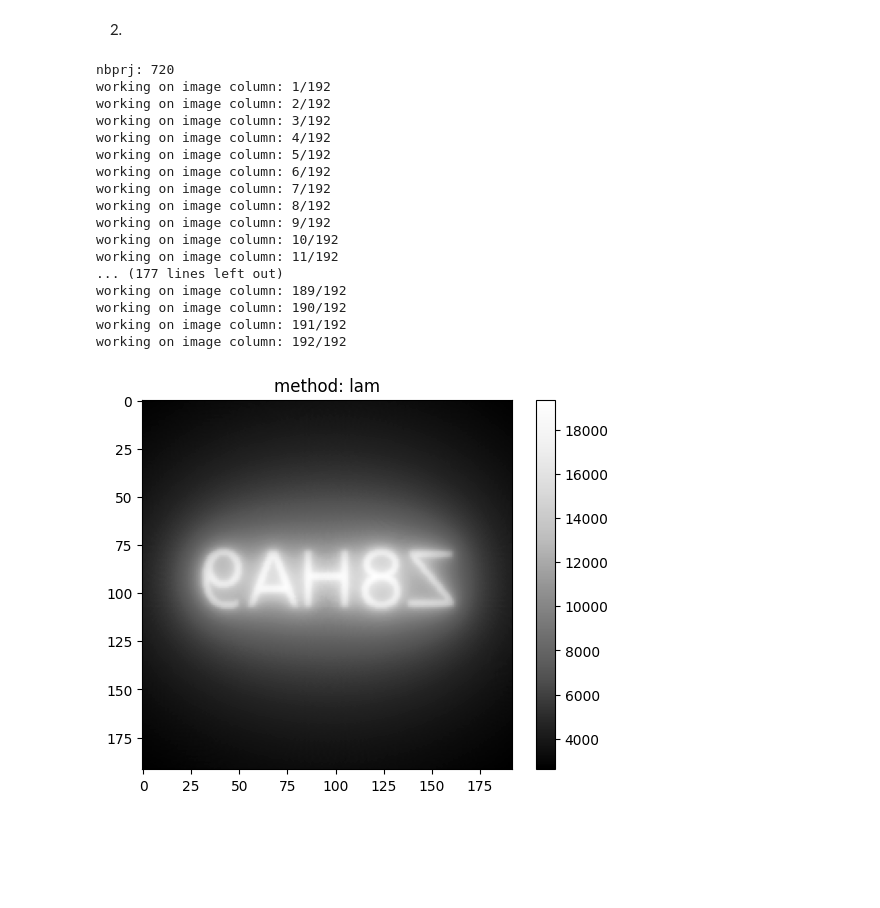
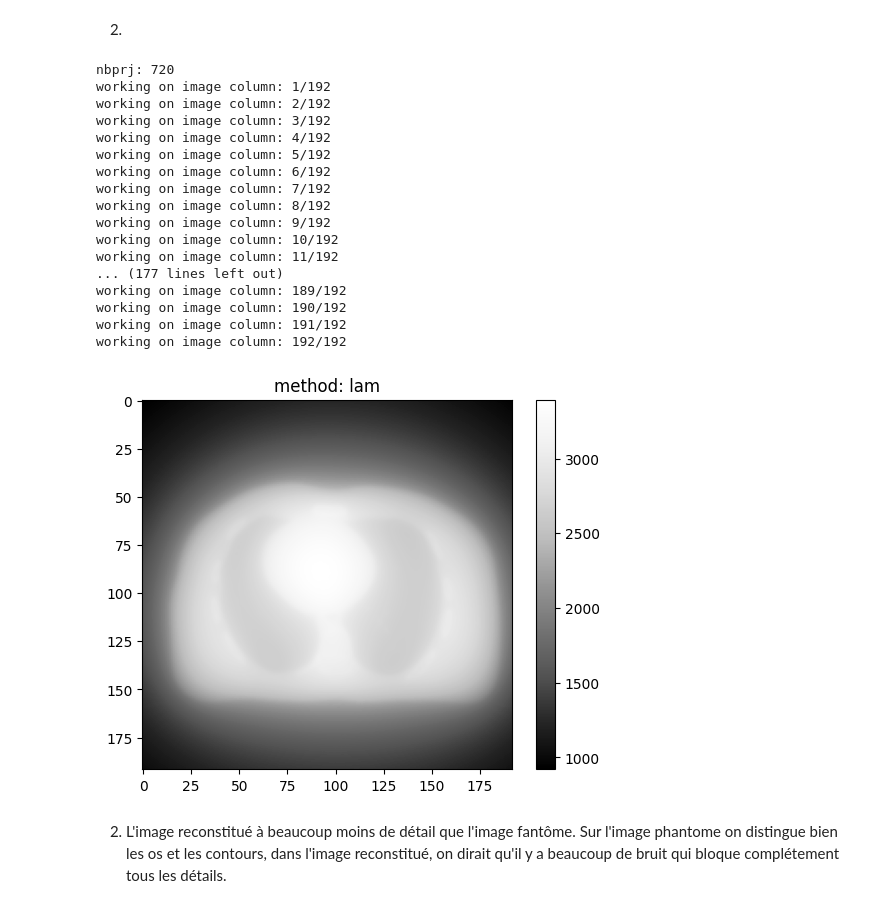
Before and after one commit to gamer39/Physique_numerique, a Jupyter notebook: TP4/TP4_AliceGroleau_GaelMercier_DanickBisson.ipynb, the cells around one changed output. Drawn from its saved outputs; the diff is of its cells as text; code cells hidden in the pictures; blank space fills up the shorter version.

```diff
--- a/TP4/TP4_AliceGroleau_GaelMercier_DanickBisson.ipynb
+++ b/TP4/TP4_AliceGroleau_GaelMercier_DanickBisson.ipynb
@@ -71,11 +71,8 @@ def saveImage(image, prefix):
 def readInput():
     # lire les angles
     angle_path= os.path.abspath("angles.txt")
-    sino_path= os.path.abspath("sinogram-password.txt")
+    sino_path= os.path.abspath("sinogram-patient.txt")
     [nbprj, angles] = readAngles(angle_path)
-
-    print("nbprj:",nbprj)
-
 
     # lire le sinogramme
     [nbprj2, nbpix2, sinogram] = readSinogram(sino_path)
@@ -112,34 +109,36 @@ def laminogram():
                             [np.sin(theta), np.cos(theta)]])
                 posi_prime = np.matmul(R, posi)
 
 
 
                 val_xsino = round(float(posi_prime[0]/pixsize))
 
                 image [i, j] += sinogram[a, round(nbpixg/2 + val_xsino)]
 
     saveImage(image, "lam")
 
 laminogram()
 # %% [output]
 nbprj: 720
 working on image column: 1/192
 working on image column: 2/192
 working on image column: 3/192
 working on image column: 4/192
 working on image column: 5/192
 working on image column: 6/192
 working on image column: 7/192
 working on image column: 8/192
 working on image column: 9/192
 working on image column: 10/192
 working on image column: 11/192
 ... (177 lines left out)
 working on image column: 189/192
 working on image column: 190/192
 working on image column: 191/192
 working on image column: 192/192
-[figure, old version]
+[figure, new version]
+# %% [markdown]
+2) L'image reconstitué à beaucoup moins de détail que l'image fantôme. Sur l'image phantome on distingue bien les os et les contours, dans l'image reconstitué, on dirait qu'il y a beaucoup de bruit qui bloque complétement tous les détails.
 # %%
 #3
 ## filtrer le sinogramme
```
Also changed, not shown: parts of 6 cells of this notebook, 2 other files.
